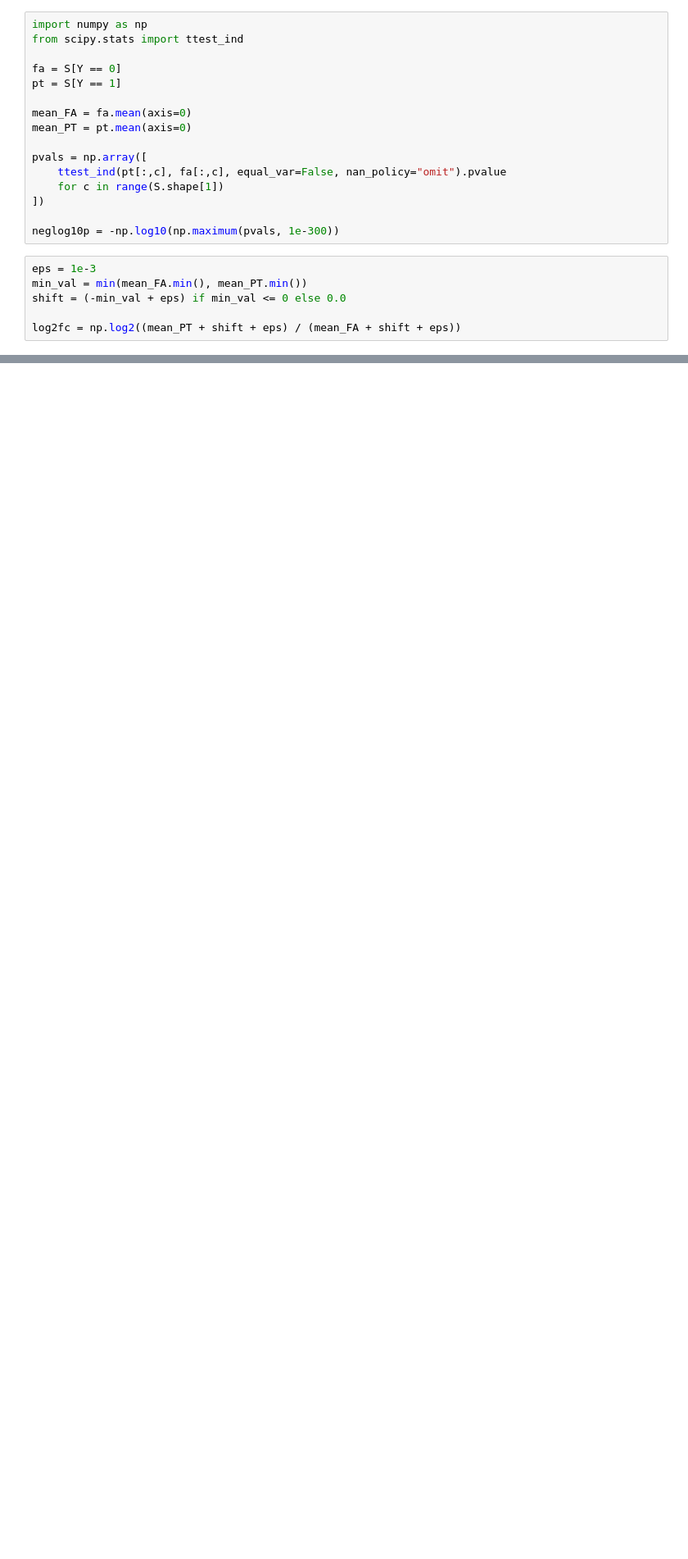
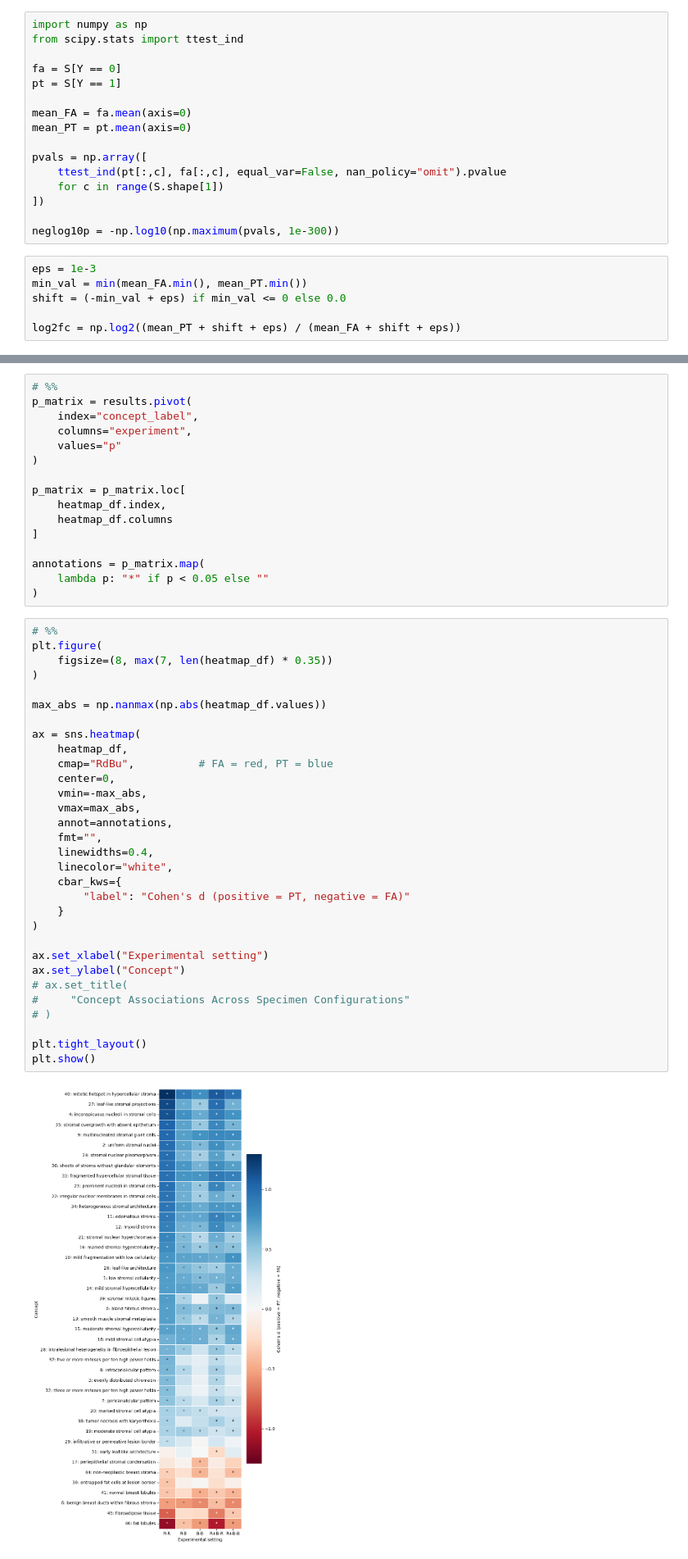
Before and after one commit to vnguyen16/CONCH, a Jupyter notebook: test_text_encoder/volcano plots/create_volcano_plots.ipynb, the cells around one changed output, grey strips where cells are left out. Shown at 82% size. Drawn from its saved outputs; the diff is of its cells as text; blank space fills up the shorter version.

```diff
--- a/test_text_encoder/volcano plots/create_volcano_plots.ipynb
+++ b/test_text_encoder/volcano plots/create_volcano_plots.ipynb
@@ -244,0 +1335,49 @@ plt.show()
+# %%
+# %%
+p_matrix = results.pivot(
+    index="concept_label",
+    columns="experiment",
+    values="p"
+)
+
+p_matrix = p_matrix.loc[
+    heatmap_df.index,
+    heatmap_df.columns
+]
+
+annotations = p_matrix.map(
+    lambda p: "*" if p < 0.05 else ""
+)
+# %%
+# %%
+plt.figure(
+    figsize=(8, max(7, len(heatmap_df) * 0.35))
+)
+
+max_abs = np.nanmax(np.abs(heatmap_df.values))
+
+ax = sns.heatmap(
+    heatmap_df,
+    cmap="RdBu",          # FA = red, PT = blue
+    center=0,
+    vmin=-max_abs,
+    vmax=max_abs,
+    annot=annotations,
+    fmt="",
+    linewidths=0.4,
+    linecolor="white",
+    cbar_kws={
+        "label": "Cohen's d (positive = PT, negative = FA)"
+    }
+)
+
+ax.set_xlabel("Experimental setting")
+ax.set_ylabel("Concept")
+# ax.set_title(
+#     "Concept Associations Across Specimen Configurations"
+# )
+
+plt.tight_layout()
+plt.show()
+# %% [output]
+[figure, added]
```
Also changed, not shown: parts of 40 cells of this notebook, 4 other files.
